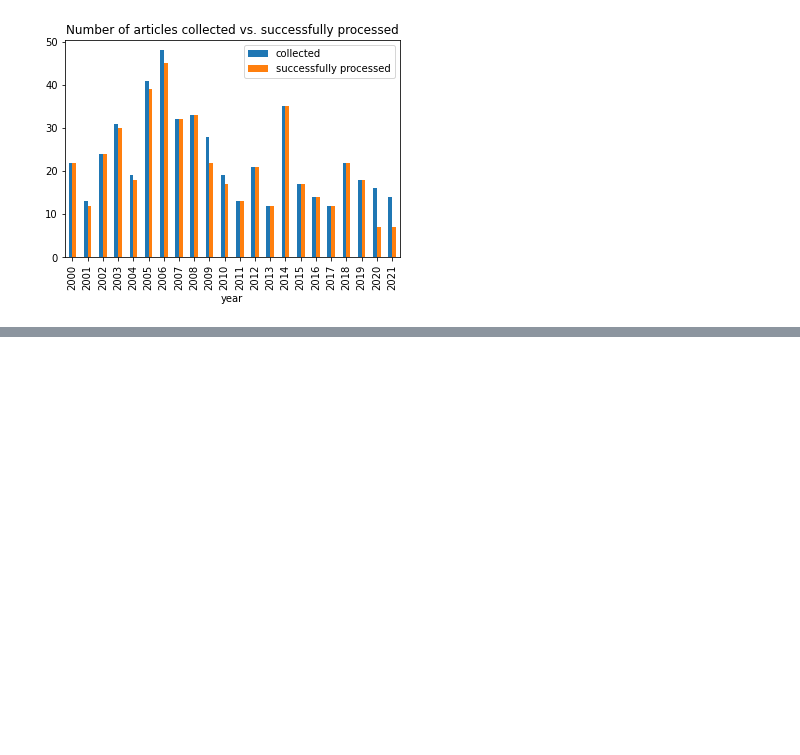
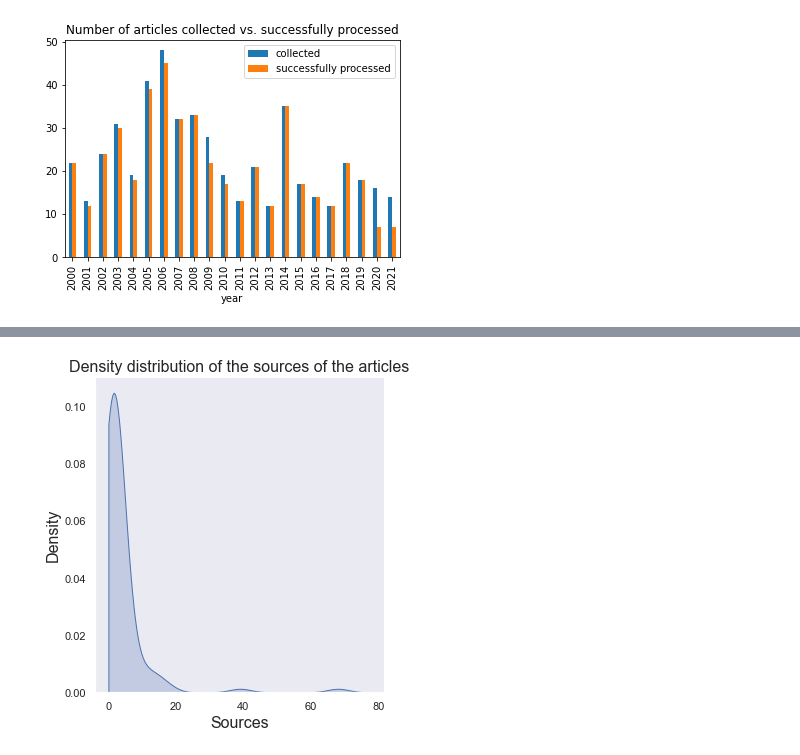
Before and after one commit to macs30200-s22/replication-materials-isaduan, a Jupyter notebook: preprocess.ipynb, the cells around one changed output, grey strips where cells are left out. Cells and saved outputs as stored; diff of their text form; code cells hidden in the pictures; blank space fills up the shorter version.

```diff
--- a/preprocess.ipynb
+++ b/preprocess.ipynb
@@ -34,0 +41,4 @@ preprocess.plot_descriptive_stats(data, prev_total, post_total, 3)
+# %%
+preprocess.plot_sources_or_authors('meta.txt', 'sources')
+# %% [output]
+[figure, added]
```
Also changed, not shown: parts of 3 cells of this notebook, 56 other files.
